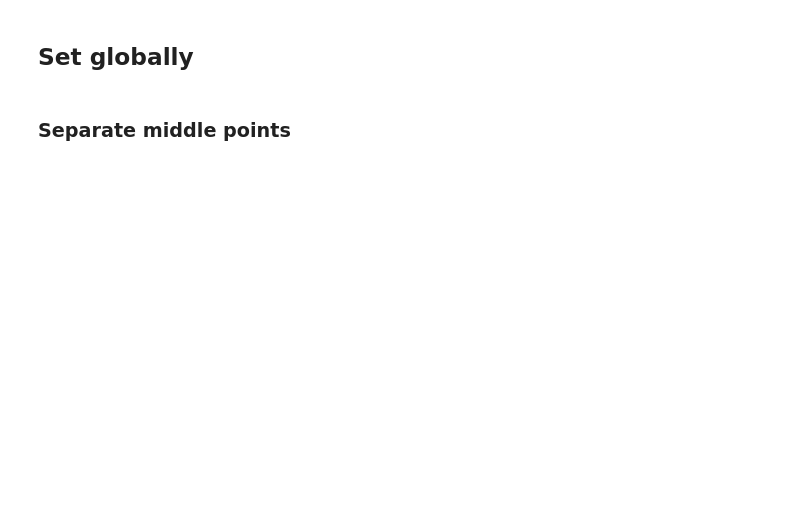
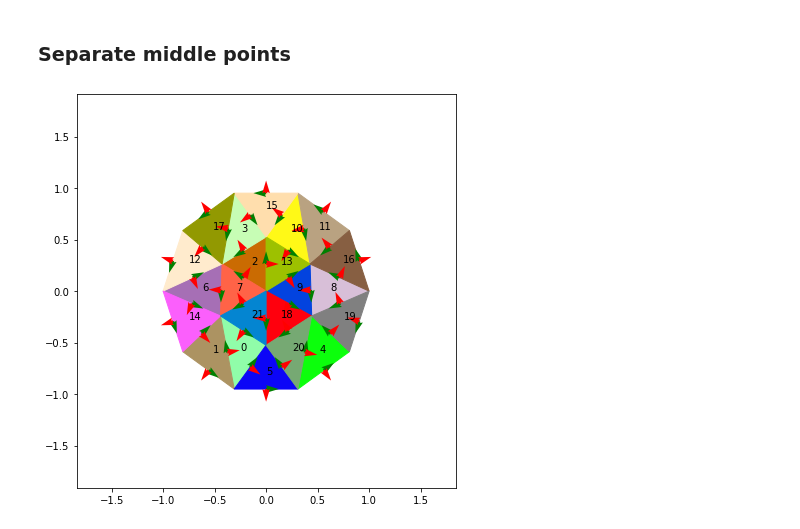
Before and after one commit to kamosevoyan/Diploma_work, a Jupyter notebook: Notebooks/Argyris_basis_implementation_benchmark.ipynb, the cells around one changed output. Drawn from its saved outputs; the diff is of its cells as text; code cells hidden in the pictures; blank space fills up the shorter version.

```diff
--- a/Notebooks/Argyris_basis_implementation_benchmark.ipynb
+++ b/Notebooks/Argyris_basis_implementation_benchmark.ipynb
@@ -39,6 +32,11 @@ tau_2 = sympy.Matrix([t2[0] ** 2, 2 * t2[0] * t2[1], t2[1] ** 2])
 tau_3 = sympy.Matrix([t3[0] ** 2, 2 * t3[0] * t3[1], t3[1] ** 2])
 
 l1, l2, l3 = sympy.symbols("l1:4")
+# %%
+rot = np.array([
+    [+0, +1],
+    [-1, +0]
+])
 # %%
 V_c = sympy.diag(
     1,
@@ -373,13 +326,13 @@ def transform_basis(trng_num, trng):
 # %%
-t = np.linspace(0, 2 * np.pi, 4, endpoint=False)
+t = np.linspace(0, 2 * np.pi, 10, endpoint=False)
 points = np.stack((np.cos(t), np.sin(t))).T
 seg = np.array(
     [[j, j + 1] for j in range(points.shape[0] - 1)] + [[points.shape[0] - 1, 0]]
 )
 # %%
-cndt = triangulate({"vertices": points, "segments": seg}, opts="pq1a0.9neo2")
+cndt = triangulate({"vertices": points, "segments": seg}, opts="pq1a0.2neo2")
 points = cndt["vertices"]
 triangles = cndt["triangles"]
 neighbours = cndt["neighbors"]
-triangles_s = points[triangles]
+edges = cndt["edges"]
 vertex_maker_is_boundary = cndt["vertex_markers"]
@@ -390,2 +338,0 @@ elem_normal, elem_tangential = get_local_normals_and_tangentials(points, triangl
-# %% [markdown]
-## Set globally
@@ -400,73 +343,44 @@ is_middle = get_middle_indices(points.shape[0], triangles)
 # %%
 all_colors = (
     list(mcolors.CSS4_COLORS.keys())
     + list(mcolors.XKCD_COLORS.keys())
     + list(mcolors.BASE_COLORS.keys())
 )
-colors = sample(all_colors, triangles_s.shape[0])
+colors = sample(all_colors, triangles.shape[0])
 
 %matplotlib inline
 fig, ax = plt.subplots(figsize=(6, 6))
 ax.axis("equal")
 
-for index, triangle in enumerate(tqdm(triangles_s[:])):
+for index, triangle in enumerate(tqdm(points[triangles])):
     t1 = plt.Polygon(triangle[:3], color=colors[index])
     fig.gca().add_patch(t1)
+    ax.text(triangle[:, 0].mean(), triangle[:, 1].mean(), f"{index}")
 
-for idx, point in enumerate(tqdm(points)):
-    if vertex_maker_is_boundary[idx] == 0:
-        color = "red"
-    else:
-        color = "green"
-    ax.scatter(point[0], point[1], color=color, lw=10, s=2)
 
-    if is_middle[idx] == True:
-        ax.quiver(
-            point[0],
-            point[1],
-            global_elem_normal[idx][0],
-            global_elem_normal[idx][1],
-            color="red",
-            scale=21,
-        )
-        ax.quiver(
-            point[0],
-            point[1],
-            global_elem_tangential[idx][0],
-            global_elem_tangential[idx][1],
-            color="green",
-            scale=21,
-        )
+if True:
+    for eidx, edge in enumerate(edges):
 
-if not True:
-    for idx, elem in enumerate(triangles):
-        #     continue
-        for j in range(6):
-            if is_middle[elem[j]] == False:
-                continue
-            ax.quiver(
-                points[elem[j]][0],
-                points[elem[j]][1],
-                elem_tangential[idx, j, 0],
-                elem_tangential[idx, j, 1],
-                color="green",
-                scale=21,
-            )
-            ax.quiver(
-                points[elem[j]][0],
-                points[elem[j]][1],
-                elem_normal[idx, j, 0],
-                elem_normal[idx, j, 1],
-                color="red",
-                scale=21,
-            )
+        mn = edge.min()
+        mx = edge.max()
+        mp = points[edge].mean(axis=0)
 
+        T = points[mx] - points[mn]
+        T = T / np.linalg.norm(T)
+        N = rot @ T
+
+        ax.quiver(*mp, *T, color="green", scale=30)
+        ax.quiver(*mp, *N, color="red", scale=30)
+
+        pos = points[edge].mean(axis=0)
 
 ax.set_xlim([points[:, 0].min() - 1, points[:, 0].max() + 1])
 ax.set_ylim([points[:, 1].min() - 1, points[:, 1].max() + 1])
 
 fig.tight_layout()
 plt.tight_layout()
 
 plt.show()
+# %% [output]
+[figure, added]
 # %%
```
Also changed, not shown: parts of 20 cells of this notebook, 21 other files.
